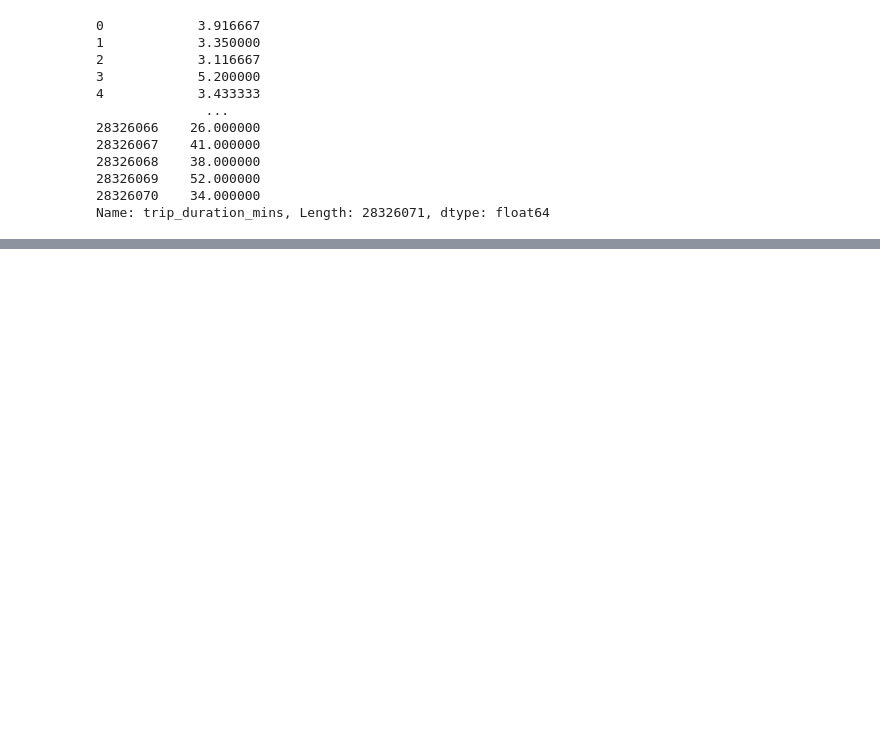
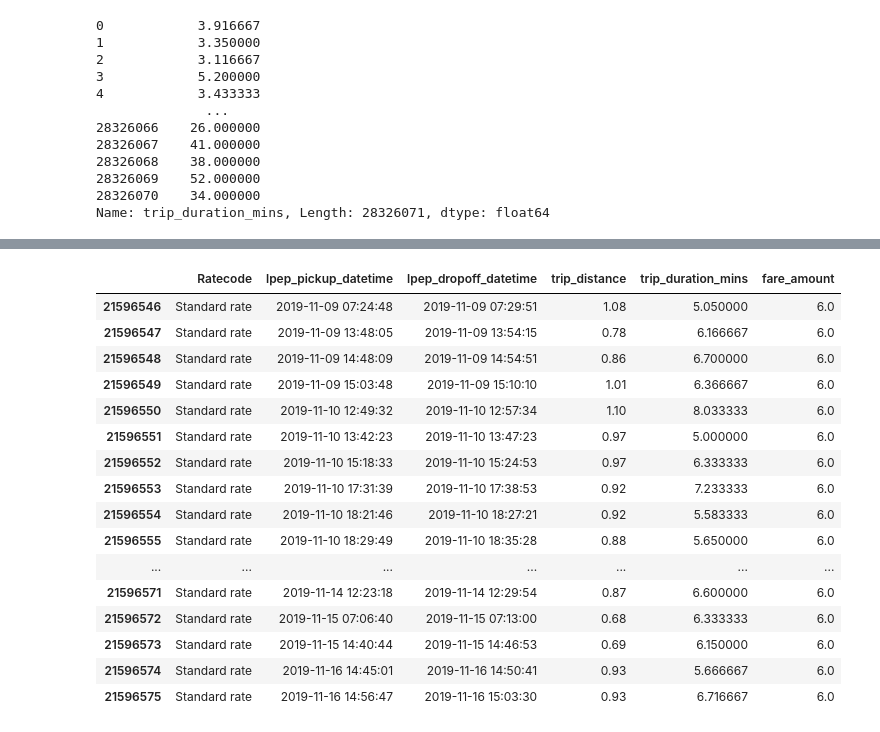
Before and after one commit to rayeess/NYC-Taxi-Trips, a Jupyter notebook: Data Cleaning.ipynb, the cells around one changed output, grey strips where cells are left out. Saved outputs shown, nothing was run; the diff lists cells and outputs as text; code cells hidden in the pictures; blank space fills up the shorter version.

```diff
--- a/Data Cleaning.ipynb
+++ b/Data Cleaning.ipynb
@@ -532 +779,21 @@ Name: trip_duration_mins, Length: 28326071, dtype: float64
+# %%
+taxi_trips.loc[(taxi_trips['lpep_pickup_datetime'].dt.date>datetime.date(2019,11,1)) & (taxi_trips['lpep_pickup_datetime'].dt.date<datetime.date(2019,12,1)),['Ratecode','lpep_pickup_datetime','lpep_dropoff_datetime','trip_distance','trip_duration_mins','fare_amount']].head(30)
+# %% [output]
+|  | Ratecode | lpep_pickup_datetime | lpep_dropoff_datetime | trip_distance | trip_duration_mins | fare_amount |
+| 21596546 | Standard rate | 2019-11-09 07:24:48 | 2019-11-09 07:29:51 | 1.08 | 5.050000 | 6.0 |
+| 21596547 | Standard rate | 2019-11-09 13:48:05 | 2019-11-09 13:54:15 | 0.78 | 6.166667 | 6.0 |
+| 21596548 | Standard rate | 2019-11-09 14:48:09 | 2019-11-09 14:54:51 | 0.86 | 6.700000 | 6.0 |
+| 21596549 | Standard rate | 2019-11-09 15:03:48 | 2019-11-09 15:10:10 | 1.01 | 6.366667 | 6.0 |
+| 21596550 | Standard rate | 2019-11-10 12:49:32 | 2019-11-10 12:57:34 | 1.10 | 8.033333 | 6.0 |
+| 21596551 | Standard rate | 2019-11-10 13:42:23 | 2019-11-10 13:47:23 | 0.97 | 5.000000 | 6.0 |
+| 21596552 | Standard rate | 2019-11-10 15:18:33 | 2019-11-10 15:24:53 | 0.97 | 6.333333 | 6.0 |
+| 21596553 | Standard rate | 2019-11-10 17:31:39 | 2019-11-10 17:38:53 | 0.92 | 7.233333 | 6.0 |
+| 21596554 | Standard rate | 2019-11-10 18:21:46 | 2019-11-10 18:27:21 | 0.92 | 5.583333 | 6.0 |
+| 21596555 | Standard rate | 2019-11-10 18:29:49 | 2019-11-10 18:35:28 | 0.88 | 5.650000 | 6.0 |
+| ... | ... | ... | ... | ... | ... | ... |
+| 21596571 | Standard rate | 2019-11-14 12:23:18 | 2019-11-14 12:29:54 | 0.87 | 6.600000 | 6.0 |
+| 21596572 | Standard rate | 2019-11-15 07:06:40 | 2019-11-15 07:13:00 | 0.68 | 6.333333 | 6.0 |
+| 21596573 | Standard rate | 2019-11-15 14:40:44 | 2019-11-15 14:46:53 | 0.69 | 6.150000 | 6.0 |
+| 21596574 | Standard rate | 2019-11-16 14:45:01 | 2019-11-16 14:50:41 | 0.93 | 5.666667 | 6.0 |
+| 21596575 | Standard rate | 2019-11-16 14:56:47 | 2019-11-16 15:03:30 | 0.93 | 6.716667 | 6.0 |
 # %%
```
Also changed, not shown: parts of 50 cells of this notebook.
